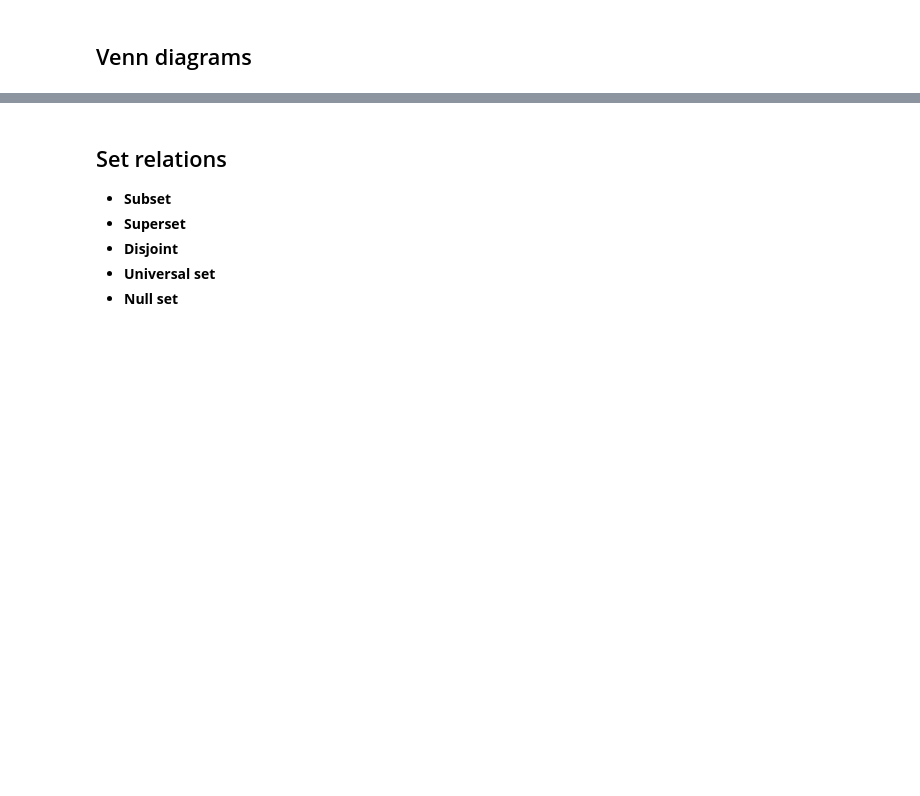
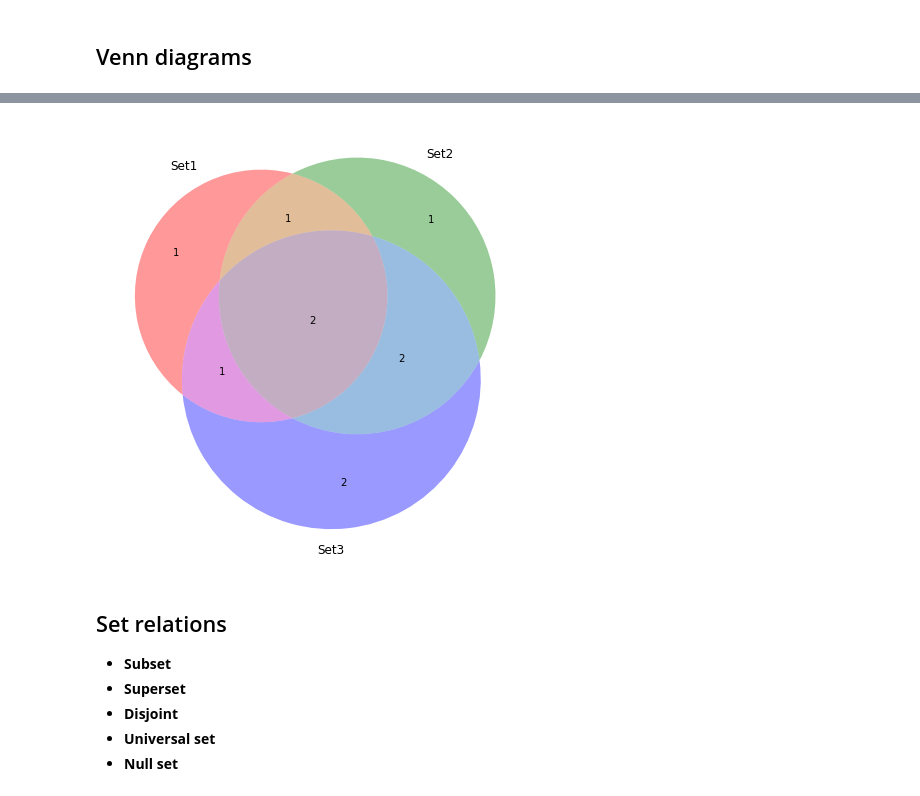
Before and after one commit to vitormeriat/math-fundamentals, a Jupyter notebook: algebra.ipynb, the cells around one changed output, grey strips where cells are left out. Saved outputs shown, nothing was run; the diff lists cells and outputs as text; code cells hidden in the pictures; blank space fills up the shorter version.

```diff
--- a/algebra.ipynb
+++ b/algebra.ipynb
@@ -75,6 +105,9 @@ plt.show()
 # %%
+plt.figure(figsize=(16,8))
 venn.venn3(subsets = (1, 1, 1, 2, 1, 2, 2), set_labels = ('Set1', 'Set2', 'Set3'))
 plt.show()
+# %% [output]
+[figure, added]
 # %% [markdown]
 ## Set relations
 * **Subset**
```
Also changed, not shown: parts of 51 cells of this notebook.
